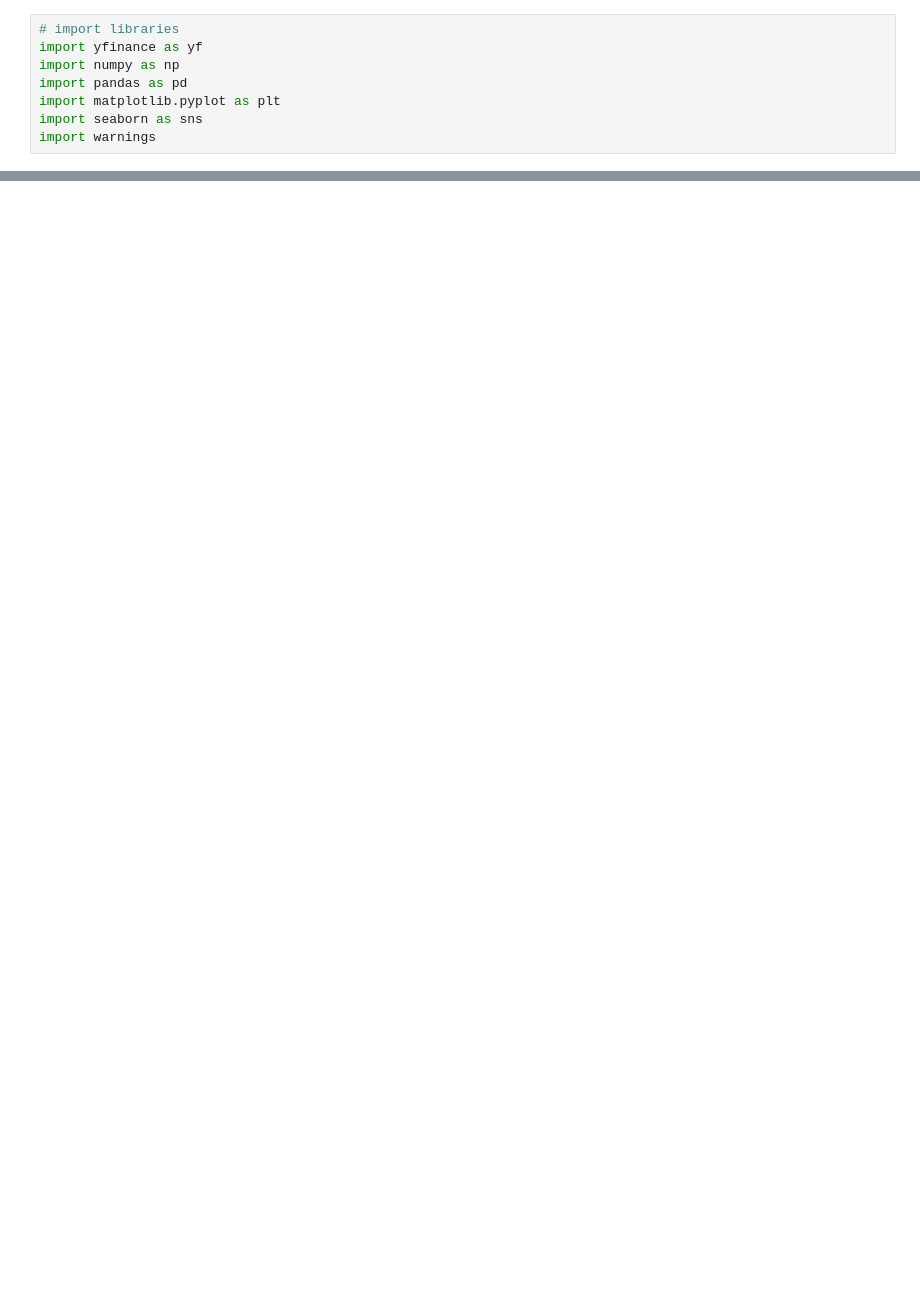
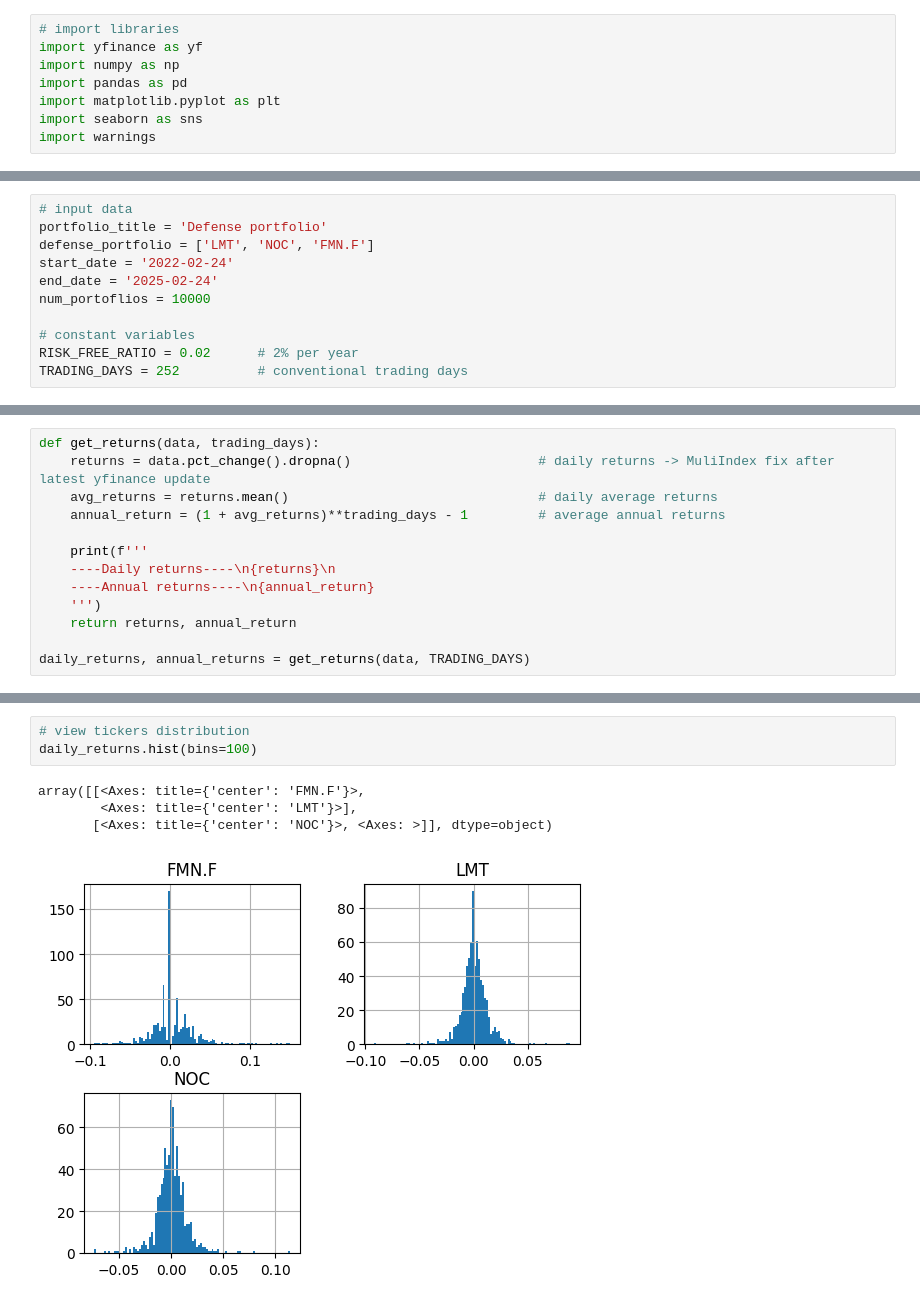
Before and after one commit to krssclaire/portfolio-theory-defense-shares-study, a Jupyter notebook: notebook/opt-portfolio-theory.ipynb, the cells around one changed output, grey strips where cells are left out. Saved outputs shown, nothing was run; the diff lists cells and outputs as text; blank space fills up the shorter version.

```diff
--- a/notebook/opt-portfolio-theory.ipynb
+++ b/notebook/opt-portfolio-theory.ipynb
@@ -11 +18,12 @@ import warnings
 warnings.simplefilter(action="ignore", category=FutureWarning)
+# %%
+# input data
+portfolio_title = 'Defense portfolio'
+defense_portfolio = ['LMT', 'NOC', 'FMN.F']
+start_date = '2022-02-24'
+end_date = '2025-02-24'
+num_portoflios = 10000
+
+# constant variables
+RISK_FREE_RATIO = 0.02      # 2% per year
+TRADING_DAYS = 252          # conventional trading days
@@ -11,0 +83,13 @@ warnings.simplefilter(action="ignore", category=FutureWarning)
+# %%
+def get_returns(data, trading_days):
+    returns = data.pct_change().dropna()                        # daily returns -> MuliIndex fix after latest yfinance update
+    avg_returns = returns.mean()                                # daily average returns
+    annual_return = (1 + avg_returns)**trading_days - 1         # average annual returns
+
+    print(f'''
+    ----Daily returns----\n{returns}\n
+    ----Annual returns----\n{annual_return}
+    ''')
+    return returns, annual_return
+
+daily_returns, annual_returns = get_returns(data, TRADING_DAYS)
@@ -12 +172,9 @@ warnings.simplefilter(action="ignore", category=FutureWarning)
+# %%
+# view tickers distribution
+daily_returns.hist(bins=100)
+# %% [output]
+array([[<Axes: title={'center': 'FMN.F'}>,
+        <Axes: title={'center': 'LMT'}>],
+       [<Axes: title={'center': 'NOC'}>, <Axes: >]], dtype=object)
+[figure, added]
 # %%
```
Also changed, not shown: parts of 9 cells of this notebook, 1 other file.
